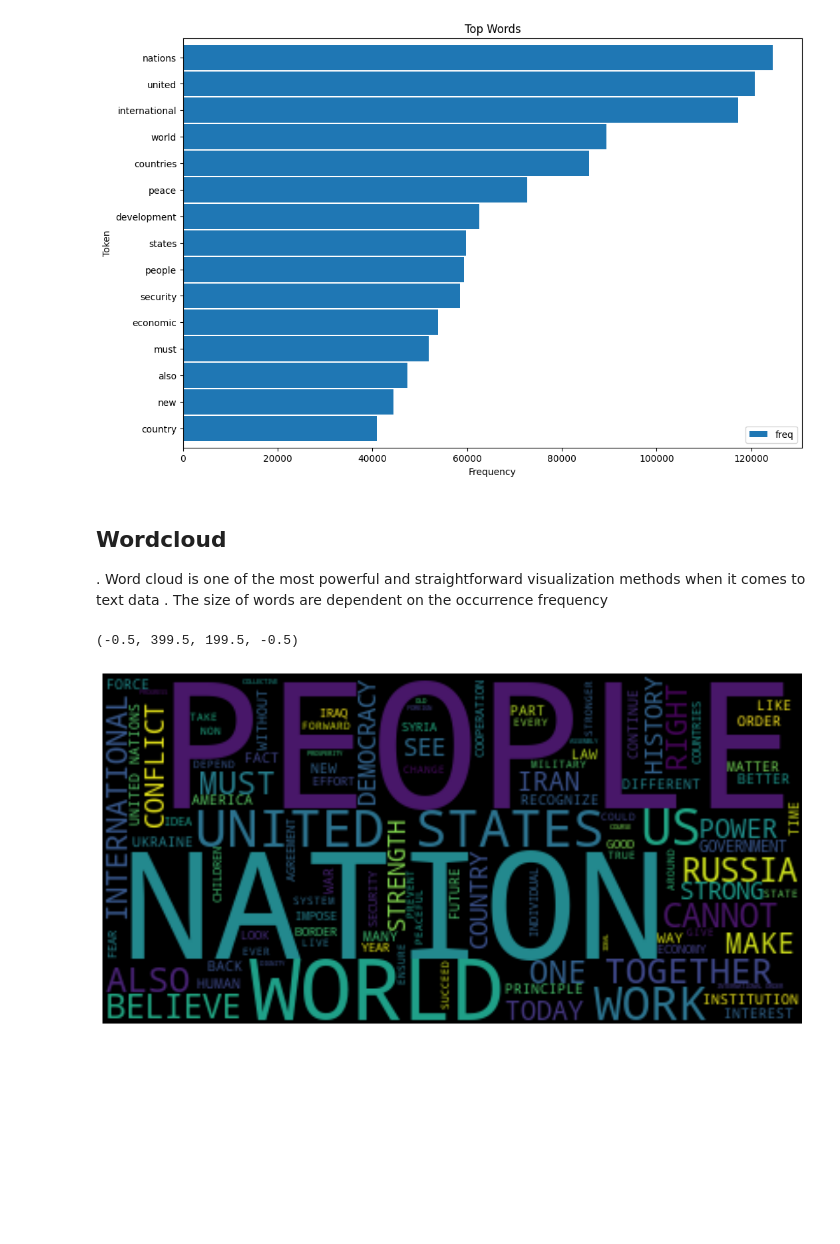
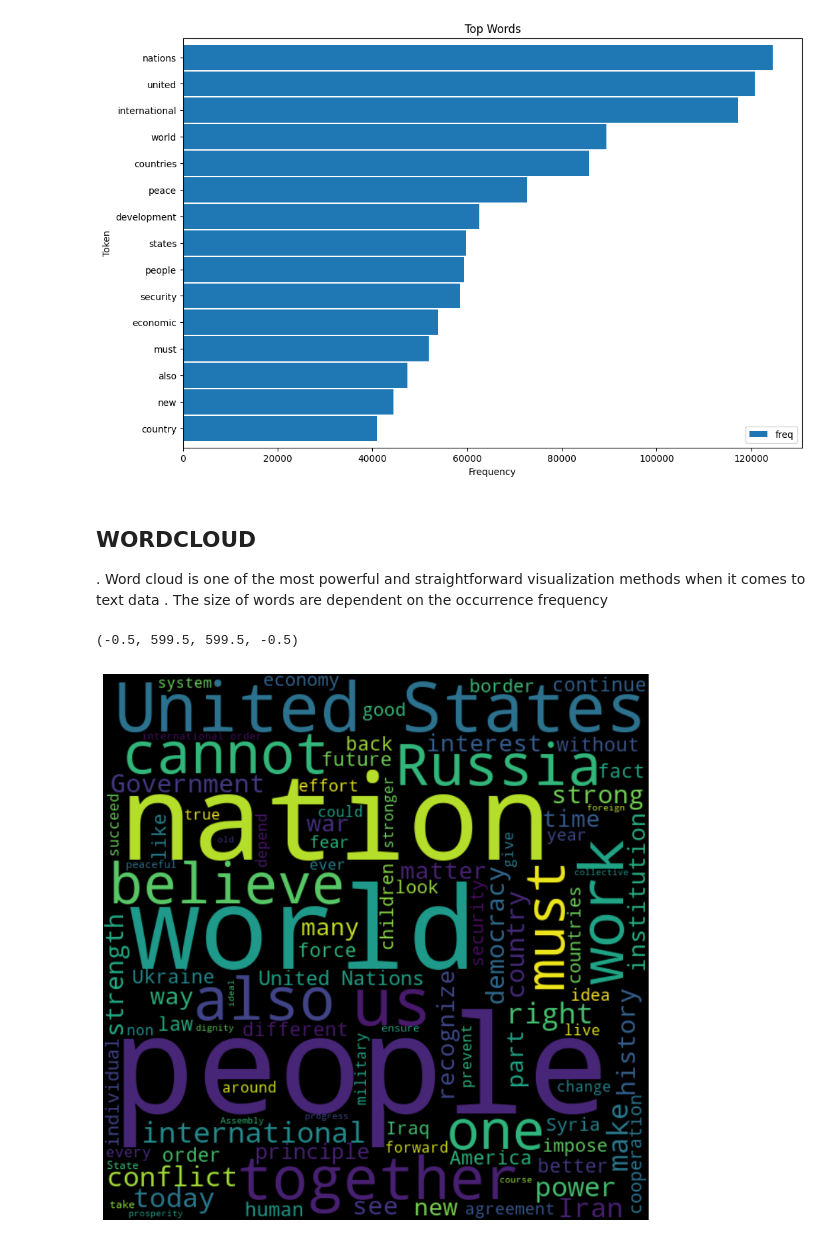
Before and after one commit to laxmipriyakotha/TextBasedAnalysis, a Jupyter notebook: class2.ipynb, the cells around one changed output. Cells and saved outputs as stored; diff of their text form; code cells hidden in the pictures; blank space fills up the shorter version.

```diff
--- a/class2.ipynb
+++ b/class2.ipynb
@@ -354,22 +375,23 @@ ax.set(xlabel='Frequency', ylabel='Token', title='Top Words') #Sets labels and a
 [Text(0.5, 0, 'Frequency'), Text(0, 0.5, 'Token'), Text(0.5, 1.0, 'Top Words')]
 [figure]
 # %% [markdown]
-## Wordcloud
+## WORDCLOUD
 .
 Word cloud is one of the most powerful and straightforward visualization methods when it comes to text data
 . The size of words are dependent on the occurrence frequency
 # %%
 from wordcloud import WordCloud
 #importing word cloud
 # wordcloud used for visualization  to display tags or keywords
 from matplotlib import pyplot as plt
 text = df.query("year==2015 and country=='USA'")['text'].values[0]
-plt.figure(figsize=(14, 7)) ###  Sets up a Matplotlib figure with a specified size of 14x7 inches.
-wc = WordCloud(max_words=100, stopwords=stopwords) #Creates a WordCloud object with a maximum of 100 words and uses the provided stopwords
+plt.figure(figsize=(15,10)) ###  Sets up a Matplotlib figure with a specified size of 14x7 inches.
+wc = WordCloud(background_color='black', width = 600, height=600, max_words=100, margin=2,stopwords=stopwords)
+#Creates a WordCloud object with a maximum of 100 words and uses the provided stopwords
 wc.generate(text) #Generates the word cloud from the text data.
 plt.imshow(wc, interpolation='bilinear')
 plt.axis("off")
 # %% [output]
-(-0.5, 399.5, 199.5, -0.5)
+(-0.5, 599.5, 599.5, -0.5)
-[figure, old version]
+[figure, new version]
 # %%
```
Also changed, not shown: parts of 28 cells of this notebook.
